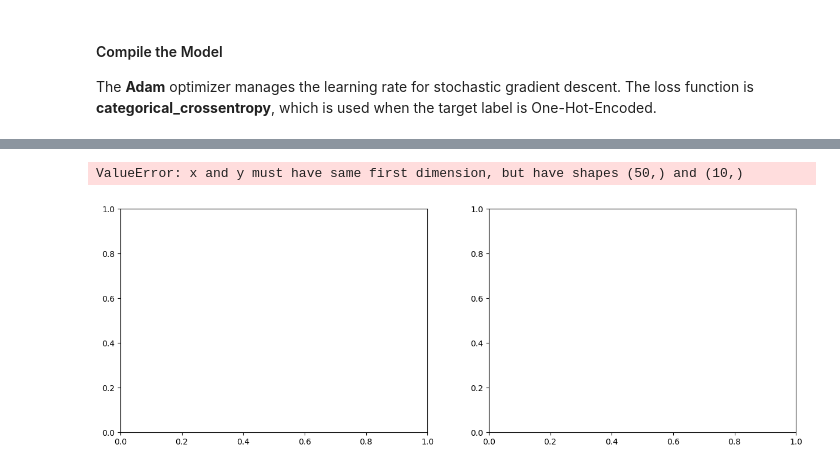
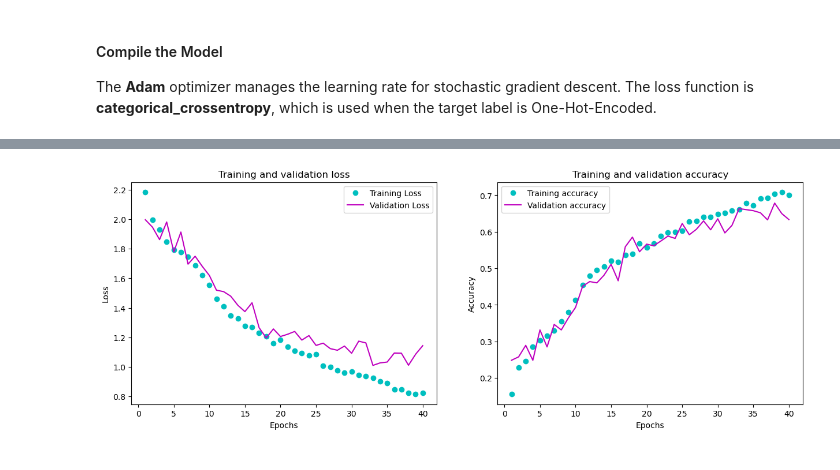
Before and after one commit to ToniCardosooo/ML2-Project, a Jupyter notebook: rnn.ipynb, the cells around one changed output, grey strips where cells are left out. Cells and saved outputs as stored; diff of their text form; code cells hidden in the pictures.

```diff
--- a/rnn.ipynb
+++ b/rnn.ipynb
@@ -278,27 +285,0 @@ model.add(layers.Dense(10, activation = 'softmax'))
-# %%
-input_shape = (173, 13)# shape of X_train
-
-model = keras.Sequential()
-
-# 2 LSTM layers
-model.add(layers.LSTM(128, input_shape = input_shape, return_sequences = True))
-model.add(layers.LSTM(128, return_sequences = True))
-model.add(layers.LSTM(128, return_sequences = True))
-model.add(layers.Dropout(0.3))
-model.add(layers.TimeDistributed(layers.Dense(64, activation = 'relu')))
-model.add(layers.TimeDistributed(layers.Dense(32, activation = 'relu')))
-model.add(layers.TimeDistributed(layers.Dense(16, activation = 'relu')))
-model.add(layers.TimeDistributed(layers.Dense(8, activation = 'relu')))
-model.add(layers.Flatten())
-model.add(layers.Dense(10, activation = 'softmax'))
-
-
-'''# Dense layer
-model.add(layers.Dense(256, activation = 'relu'))
-# Dropout layer
-model.add(layers.Dropout(0.3))
-
-# output layer
-model.add(layers.Dense(10, activation = 'softmax'))'''
-
-model.summary()
@@ -332,4 +295,4 @@ model.compile(optimizer = optimizer, loss = 'categorical_crossentropy', metrics=
 # %%
-a = model.fit(X_train, y_train, epochs = 40, batch_size = 100, validation_data = (X_val, y_val), shuffle = False)
+a = model.fit(X_train, y_train, epochs = 35, batch_size = 100, validation_data = (X_val, y_val), shuffle = False)
 # %% [output]
 Epoch 1/40
@@ -352,28 +315,28 @@ Epoch 40/40
 # %%
 #Adapted from Deep Learning with Python by Francois Chollet, 2018
 history_dict = a.history
-
 loss_values=history_dict['loss']
 acc_values=history_dict['accuracy']
 val_loss_values = history_dict['val_loss']
+val_acc_values=history_dict['val_accuracy']
 
-epochs = range(1,51)
+epochs=range(1,41)
 fig,(ax1,ax2)=plt.subplots(1,2,figsize=(15,5))
 ax1.plot(epochs,loss_values,'co',label='Training Loss')
 ax1.plot(epochs,val_loss_values,'m', label='Validation Loss')
 ax1.set_title('Training and validation loss')
 ax1.set_xlabel('Epochs')
 ax1.set_ylabel('Loss')
 ax1.legend()
 ax2.plot(epochs,acc_values,'co', label='Training accuracy')
+ax2.plot(epochs,val_acc_values,'m',label='Validation accuracy')
 ax2.set_title('Training and validation accuracy')
 ax2.set_xlabel('Epochs')
 ax2.set_ylabel('Accuracy')
 ax2.legend()
 plt.show()
 # %% [output]
-ValueError: x and y must have same first dimension, but have shapes (50,) and (10,)
-[figure, old version]
+[figure, new version]
 # %%
 TrainLoss, Trainacc = model.evaluate(X_train,y_train)
 TestLoss, Testacc = model.evaluate(X_test, y_test)
```
Also changed, not shown: parts of 25 cells of this notebook.
